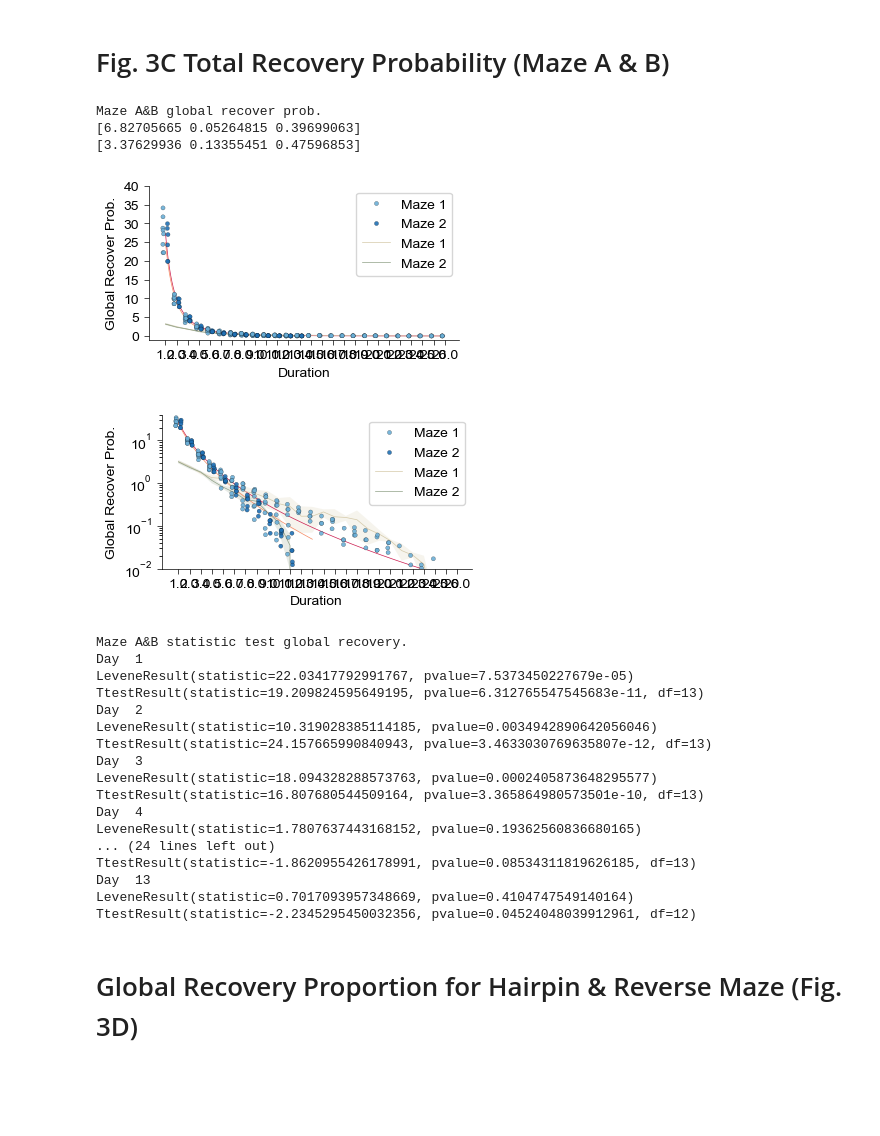
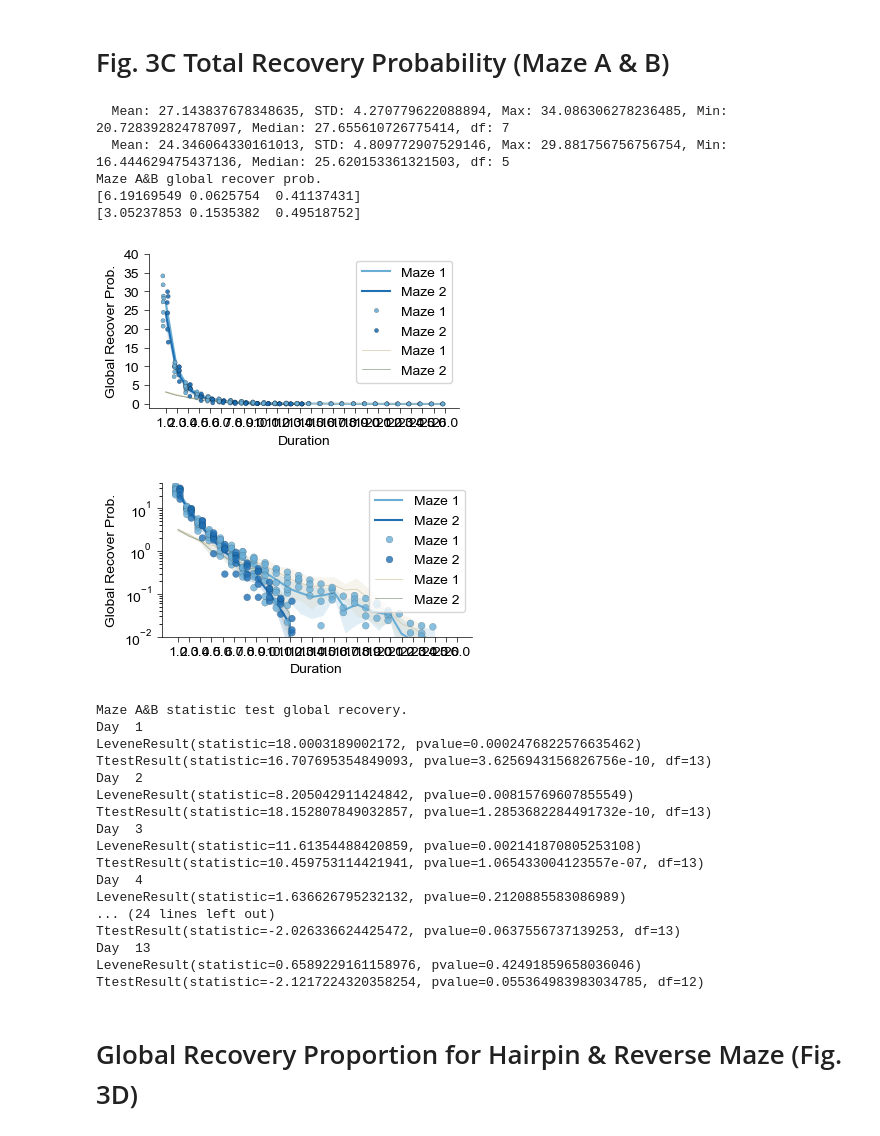
Before and after one commit to YAO-Shuyang/PlotFigures, a Jupyter notebook: Field Analysis/Fig0313 - RM - Retention & Recovery Probability.ipynb, the cells around one changed output. Saved outputs shown, nothing was run; the diff lists cells and outputs as text; code cells hidden in the pictures; blank space fills up the shorter version.

```diff
--- a/Field Analysis/Fig0313 - RM - Retention & Recovery Probability.ipynb
+++ b/Field Analysis/Fig0313 - RM - Retention & Recovery Probability.ipynb
@@ -493,7 +542,10 @@ params2, _ = curve_fit(kww_decay, SubData['Duration'][idx2], SubData['Global Rec
                        bounds=[[0, 0, 0], [np.inf, np.inf, 1]],
                        p0=[0.5, 0.5, 0.5])
 
-print()
+idx_dur_1 = np.where((SubData['Duration'] == 1)&(SubData['Maze Type'] == 'Maze 1'))[0]
+idx_dur_2 = np.where((SubData['Duration'] == 1)&(SubData['Maze Type'] == 'Maze 2'))[0]
+print_estimator(SubData['Global Recover Prob.'][idx_dur_1])
+print_estimator(SubData['Global Recover Prob.'][idx_dur_2])
 print("Maze A&B global recover prob.")
 print(params1)
 print(params2, end='\n\n')
@@ -504,14 +556,25 @@ y1 = kww_decay(x1, *params1)
 y2 = kww_decay(x2, *params2)
 colors = sns.color_palette("rocket", 3)[1:]
 # %% [output]
+  Mean: 27.143837678348635, STD: 4.270779622088894, Max: 34.086306278236485, Min: 20.728392824787097, Median: 27.655610726775414, df: 7
+  Mean: 24.346064330161013, STD: 4.809772907529146, Max: 29.881756756756754, Min: 16.444629475437136, Median: 25.620153361321503, df: 5
 Maze A&B global recover prob.
-[6.82705665 0.05264815 0.39699063]
-[3.37629936 0.13355451 0.47596853]
+[6.19169549 0.0625754  0.41137431]
+[3.05237853 0.1535382  0.49518752]
 # %%
 fig = plt.figure(figsize=(4,2))
 ax = Clear_Axes(plt.axes(), close_spines=['top', 'right'], ifxticks=True, ifyticks=True)
-ax.plot(x1-1, y1*100, color=colors[0], linewidth = 0.5)
-ax.plot(x2-1, y2*100, color=colors[1], linewidth = 0.5)
+#ax.plot(x1-1, y1*100, color=colors[0], linewidth = 0.5)
+#ax.plot(x2-1, y2*100, color=colors[1], linewidth = 0.5)
+sns.lineplot(
+    x = SubData['Duration']-1,
+    y = SubData['Global Recover Prob.'],
+    hue = SubData['Maze Type'],
+    hue_order=['Maze 1', 'Maze 2'],
+    palette = markercolors,
+    err_kws={"edgecolor": None},
+    ax = ax
+)
 sns.stripplot(
     x = 'Duration',
     y = 'Global Recover Prob.',
@@ -546,8 +609,17 @@ plt.show()
 
 fig = plt.figure(figsize=(4,2))
 ax = Clear_Axes(plt.axes(), close_spines=['top', 'right'], ifxticks=True, ifyticks=True)
-ax.plot(x1-1, y1*100, color=colors[0], linewidth = 0.5)
-ax.plot(x2-1, y2*100, color=colors[1], linewidth = 0.5)
+#ax.plot(x1-1, y1*100, color=colors[0], linewidth = 0.5)
+#ax.plot(x2-1, y2*100, color=colors[1], linewidth = 0.5)
+sns.lineplot(
+    x = SubData['Duration']-1,
+    y = SubData['Global Recover Prob.'],
+    hue = SubData['Maze Type'],
+    hue_order=['Maze 1', 'Maze 2'],
+    palette = markercolors,
+    err_kws={"edgecolor": None},
+    ax = ax
+)
 sns.stripplot(
     x = 'Duration',
     y = 'Global Recover Prob.',
@@ -556,59 +628,59 @@ sns.stripplot(
     hue_order=['Maze 1', 'Maze 2'],
     palette = markercolors,
     edgecolor='black',
-    size=3,
-    linewidth=0.15,
-    alpha=0.9,
-    jitter=0.1,
+    size=5,
+    linewidth=0.1,
+    alpha=0.8,
+    jitter=0,
     dodge=True,
     ax = ax
 )
 sns.lineplot(
     x = ShufData['Duration']-1,
     y = ShufData['Global Recover Prob.'],
     data=ShufData,
     hue=ShufData['Maze Type'],
     palette=chancecolors,
     err_kws={"edgecolor": None},
     linewidth = 0.5,
     ax = ax
 )
 ax.semilogy()
 ax.set_ylim(0.01, 40)
 
 plt.savefig(join(loc, 'Global recover prob [semilogy].png'), dpi = 600)
 plt.savefig(join(loc, 'Global recover prob [semilogy].svg'), dpi = 600)
 plt.show()
 print("Maze A&B statistic test global recovery.")
 for i in range(1, 14):
     print("Day ", i)
     print(levene(SubData['Global Recover Prob.'][np.where(SubData['Duration'] == i)[0]],
                 ShufData['Global Recover Prob.'][np.where(ShufData['Duration'] == i)[0]]))
     try:
         print(ttest_rel(SubData['Global Recover Prob.'][np.where(SubData['Duration'] == i)[0]],
                     ShufData['Global Recover Prob.'][np.where(ShufData['Duration'] == i)[0]]))
     except:
         pass
 # %% [output]
-[figure, old version]
+[figure, new version]
-[figure, old version]
+[figure, new version]
 Maze A&B statistic test global recovery.
 Day  1
-LeveneResult(statistic=22.03417792991767, pvalue=7.5373450227679e-05)
-TtestResult(statistic=19.209824595649195, pvalue=6.312765547545683e-11, df=13)
+LeveneResult(statistic=18.0003189002172, pvalue=0.0002476822576635462)
+TtestResult(statistic=16.707695354849093, pvalue=3.6256943156826756e-10, df=13)
 Day  2
-LeveneResult(statistic=10.319028385114185, pvalue=0.0034942890642056046)
-TtestResult(statistic=24.157665990840943, pvalue=3.4633030769635807e-12, df=13)
+LeveneResult(statistic=8.205042911424842, pvalue=0.00815769607855549)
+TtestResult(statistic=18.152807849032857, pvalue=1.2853682284491732e-10, df=13)
 Day  3
-LeveneResult(statistic=18.094328288573763, pvalue=0.0002405873648295577)
-TtestResult(statistic=16.807680544509164, pvalue=3.365864980573501e-10, df=13)
+LeveneResult(statistic=11.61354488420859, pvalue=0.002141870805253108)
+TtestResult(statistic=10.459753114421941, pvalue=1.065433004123557e-07, df=13)
 Day  4
-LeveneResult(statistic=1.7807637443168152, pvalue=0.19362560836680165)
+LeveneResult(statistic=1.636626795232132, pvalue=0.2120885583086989)
 ... (24 lines left out)
-TtestResult(statistic=-1.8620955426178991, pvalue=0.08534311819626185, df=13)
+TtestResult(statistic=-2.026336624425472, pvalue=0.0637556737139253, df=13)
 Day  13
-LeveneResult(statistic=0.7017093957348669, pvalue=0.4104747549140164)
-TtestResult(statistic=-2.2345295450032356, pvalue=0.04524048039912961, df=12)
+LeveneResult(statistic=0.6589229161158976, pvalue=0.42491859658036046)
+TtestResult(statistic=-2.1217224320358254, pvalue=0.055364983983034785, df=12)
 # %% [markdown]
 # Global Recovery Proportion for Hairpin & Reverse Maze (Fig. 3D)
 # %%
```
Also changed, not shown: parts of 10 cells of this notebook, 27 other files.
